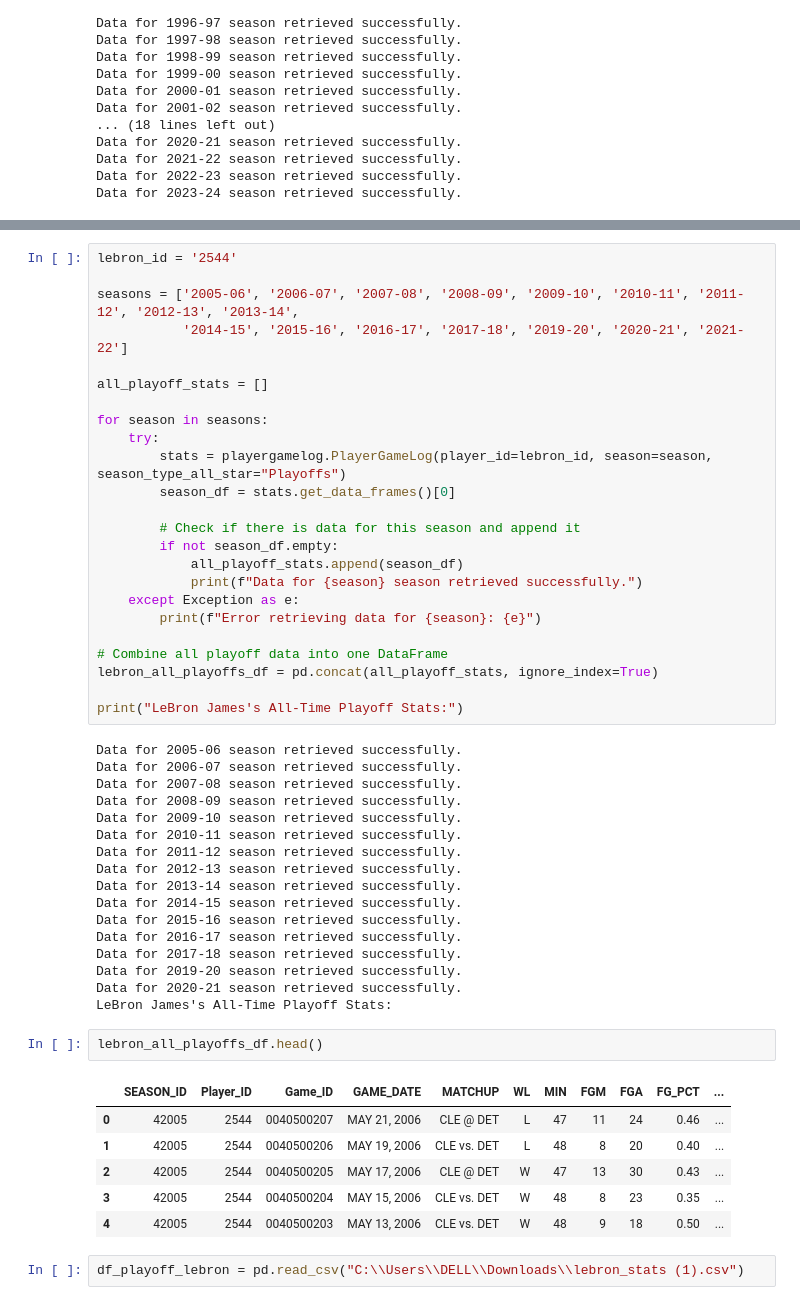
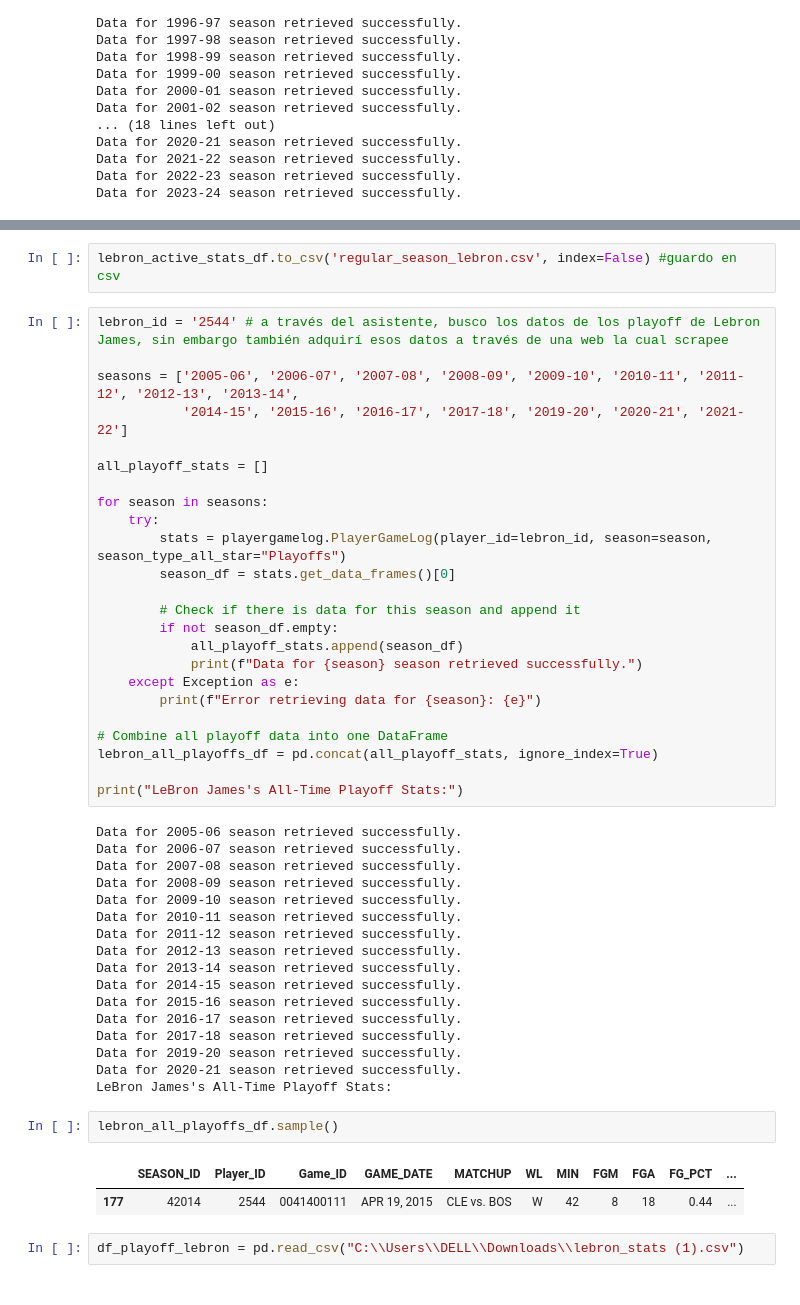
Before and after one commit to ngcarvajall/Proyecto5-GOAT_MJ_LJ, a Jupyter notebook: API_NBA_Stats.ipynb, the cells around one changed output, grey strips where cells are left out. Saved outputs shown, nothing was run; the diff lists cells and outputs as text.

```diff
--- a/API_NBA_Stats.ipynb
+++ b/API_NBA_Stats.ipynb
@@ -108,5 +130,7 @@ lebron_active_stats_df = all_players_stats_df[all_players_stats_df['PLAYER_NAME'
+# %%
+lebron_active_stats_df.to_csv('regular_season_lebron.csv', index=False) #guardo en csv
 # %%
-lebron_id = '2544'
+lebron_id = '2544' # a través del asistente, busco los datos de los playoff de Lebron James, sin embargo también adquirí esos datos a través de una web la cual scrapee
 
 seasons = ['2005-06', '2006-07', '2007-08', '2008-09', '2009-10', '2010-11', '2011-12', '2012-13', '2013-14',
            '2014-15', '2015-16', '2016-17', '2017-18', '2019-20', '2020-21', '2021-22']
@@ -147,13 +171,9 @@ Data for 2019-20 season retrieved successfully.
 Data for 2020-21 season retrieved successfully.
 LeBron James's All-Time Playoff Stats:
 # %%
-lebron_all_playoffs_df.head()
+lebron_all_playoffs_df.sample()
 # %% [output]
 |  | SEASON_ID | Player_ID | Game_ID | GAME_DATE | MATCHUP | WL | MIN | FGM | FGA | FG_PCT | ... |
-| 0 | 42005 | 2544 | 0040500207 | MAY 21, 2006 | CLE @ DET | L | 47 | 11 | 24 | 0.46 | ... |
-| 1 | 42005 | 2544 | 0040500206 | MAY 19, 2006 | CLE vs. DET | L | 48 | 8 | 20 | 0.40 | ... |
-| 2 | 42005 | 2544 | 0040500205 | MAY 17, 2006 | CLE @ DET | W | 47 | 13 | 30 | 0.43 | ... |
-| 3 | 42005 | 2544 | 0040500204 | MAY 15, 2006 | CLE vs. DET | W | 48 | 8 | 23 | 0.35 | ... |
-| 4 | 42005 | 2544 | 0040500203 | MAY 13, 2006 | CLE vs. DET | W | 48 | 9 | 18 | 0.50 | ... |
+| 177 | 42014 | 2544 | 0041400111 | APR 19, 2015 | CLE vs. BOS | W | 42 | 8 | 18 | 0.44 | ... |
 # %%
 df_playoff_lebron = pd.read_csv("C:\\Users\\DELL\\Downloads\\lebron_stats (1).csv")
```
Also changed, not shown: parts of 15 cells of this notebook, 10 other files.
